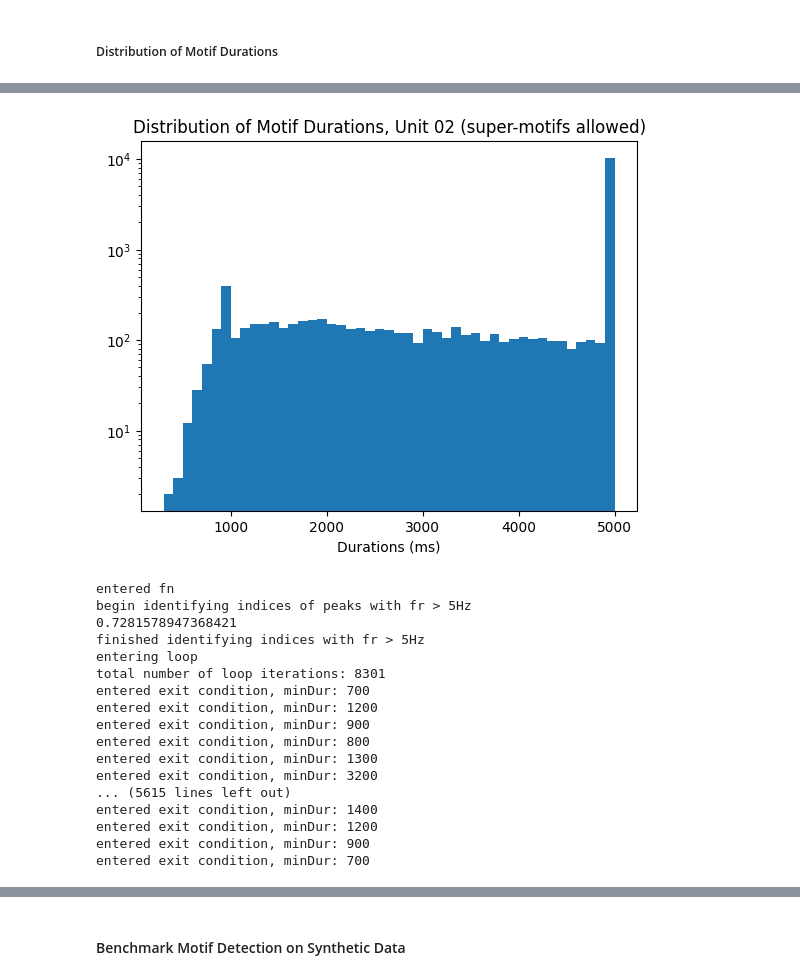
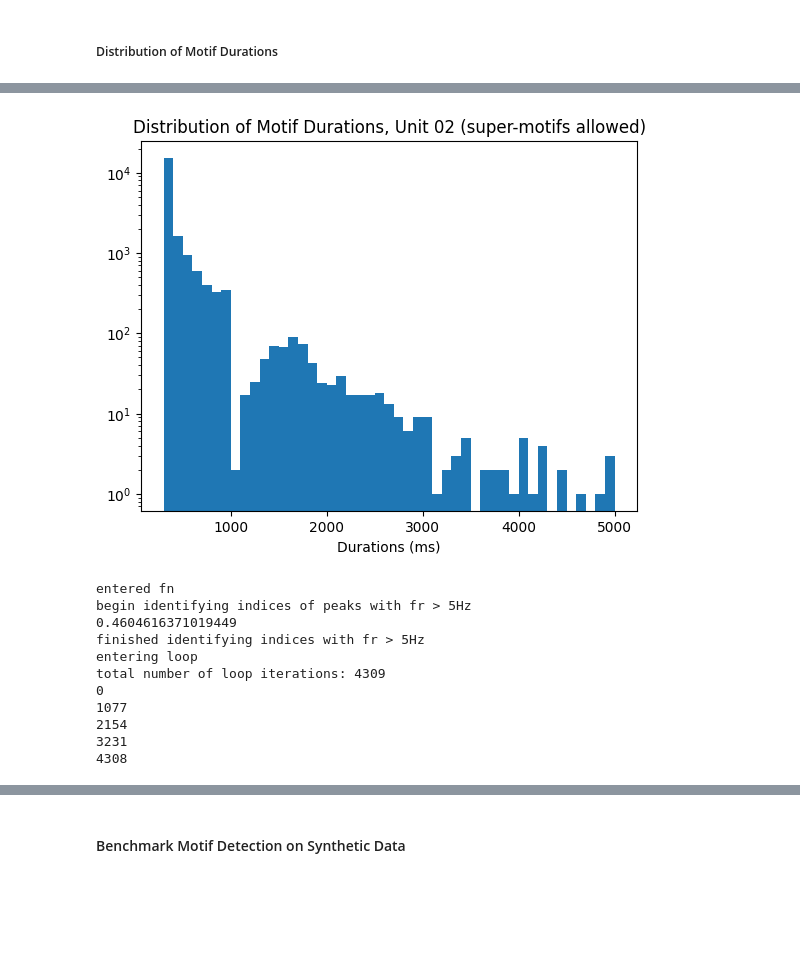
Before and after one commit to stellinaao/motifDetection, a Jupyter notebook: motifDetection-Copy1.ipynb, the cells around one changed output, grey strips where cells are left out. Saved outputs shown, nothing was run; the diff lists cells and outputs as text; code cells hidden in the pictures; blank space fills up the shorter version.

Commit message:
Ran MD + KSTest on different session data

```diff
--- a/motifDetection-Copy1.ipynb
+++ b/motifDetection-Copy1.ipynb
@@ -15,7 +15,7 @@ from scipy.signal import find_peaks
 import warnings
 warnings.filterwarnings("ignore")
 # %%
-io = NWBHDF5IO('..\..\..\Data\sub-692072_ses-1298465622.nwb', mode="r", load_namespaces=True)
+io = NWBHDF5IO('..\..\..\Data\sub-699733573_ses-715093703.nwb', mode="r", load_namespaces=True)
 nwb = io.read()
 units_raw = nwb.units
 col_names = list(units_raw[0])
@@ -169,6 +167,7 @@ def findMotifs(spikeTrain, peakFR_thresh=5, durs=np.linspace(300, 5000, 48).asty
     print(f"total number of loop iterations: {len(indsS)}")
 
     for i in range(len(indsS)):
+        if i in np.linspace(0, len(indsS)-1, 5).astype(int): print(i)
         ind = indsS[i]
         resFR_thresh = resFRp_thresh*cST[ind]
         #print(f"resFR_thresh: {resFR_thresh}, resFRp_thresh: {resFRp_thresh}, cST[ind]: {cST[ind]}")
@@ -351,0 +340,2 @@ plt.savefig("motifDurDistr_Unit01_SuperMotifsOk.jpg")
+# %%
+motifInds_02, maxDurInds_02, othDurInds_02, cST_02 = findMotifs(spikeTrains[1])
@@ -352,30 +353,24 @@ plt.savefig("motifDurDistr_Unit01_SuperMotifsOk.jpg")
 # %%
-plt.hist(motif_inds[:,2], bins = np.linspace(300, 5000, 48))
+plt.hist(motifInds_02[:,2], bins = np.linspace(300, 5000, 48))
 plt.yscale("log")
 
 plt.title("Distribution of Motif Durations, Unit 02 (super-motifs allowed)")
 plt.xlabel("Durations (ms)")
-plt.savefig("motifDurDistr_Unit02_SuperMotifsOk.jpg")
+plt.savefig("../Figures/motifDurDistr_Unit02_SuperMotifsOk.jpg")
 # %% [output]
-[figure, old version]
+[figure, new version]
 # %%
-motif_inds_03, maxDur_inds_03, othDur_inds_03, cST_03 = findMotifs(spikeTrains[2])
+motifInds_03, maxDurInds_03, othDurInds_03, cST_03 = findMotifs(spikeTrains[2])
 # %% [output]
 entered fn
 begin identifying indices of peaks with fr > 5Hz
-0.7281578947368421
+0.4604616371019449
 finished identifying indices with fr > 5Hz
 entering loop
-total number of loop iterations: 8301
-entered exit condition, minDur: 700
-entered exit condition, minDur: 1200
-entered exit condition, minDur: 900
-entered exit condition, minDur: 800
-entered exit condition, minDur: 1300
-entered exit condition, minDur: 3200
-... (5615 lines left out)
-entered exit condition, minDur: 1400
-entered exit condition, minDur: 1200
-entered exit condition, minDur: 900
-entered exit condition, minDur: 700
+total number of loop iterations: 4309
+0
+1077
+2154
+3231
+4308
 # %%
```
Also changed, not shown: parts of 28 cells of this notebook, 10 other files.
